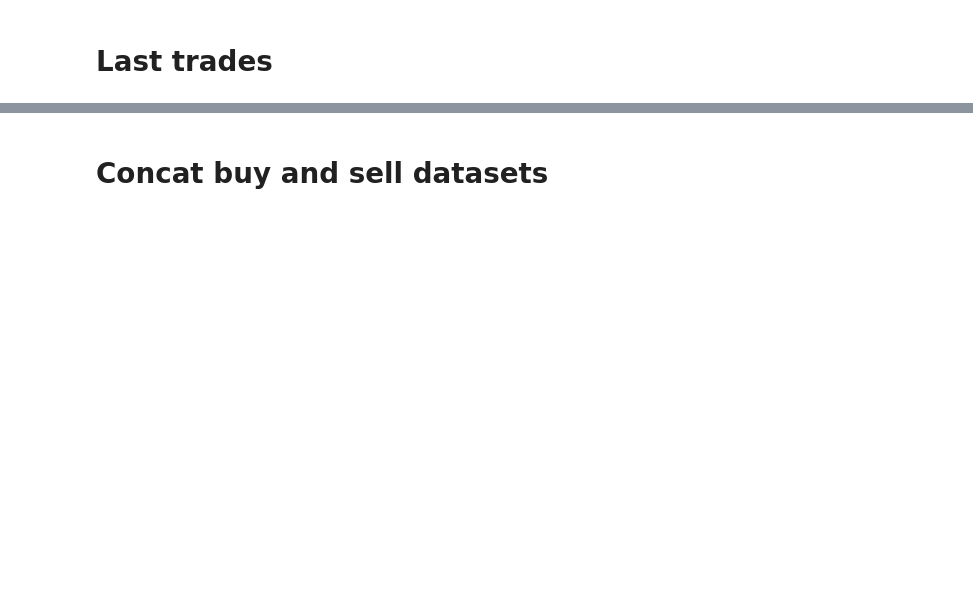
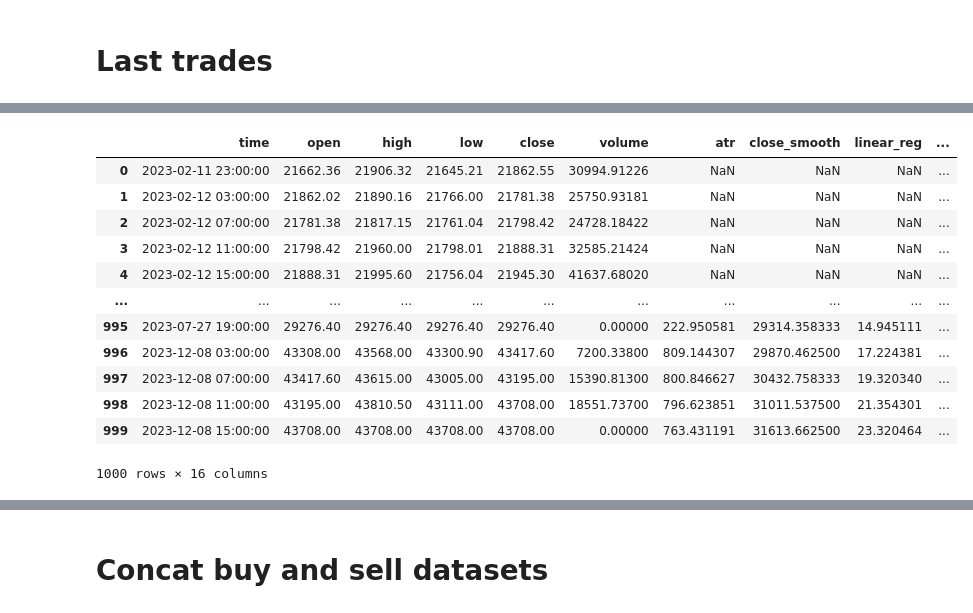
Before and after one commit to beatwad/sigbot, a Jupyter notebook: sigbot/ml/train_model.ipynb, the cells around one changed output, grey strips where cells are left out. Cells and saved outputs as stored; diff of their text form; code cells hidden in the pictures; blank space fills up the shorter version.

```diff
--- a/sigbot/ml/train_model.ipynb
+++ b/sigbot/ml/train_model.ipynb
@@ -515,0 +490,17 @@ train_sell[['time', 'ticker', 'ttype', 'close', 'target', 'pattern']].tail(20)
+# %%
+y = pd.read_csv(f'../bot/ticker_dataframes/{ticker}_4h_12_8_15.csv').drop(columns=['Unnamed: 0'])
+y
+# %% [output]
+|  | time | open | high | low | close | volume | atr | close_smooth | linear_reg | ... |
+| 0 | 2023-02-11 23:00:00 | 21662.36 | 21906.32 | 21645.21 | 21862.55 | 30994.91226 | NaN | NaN | NaN | ... |
+| 1 | 2023-02-12 03:00:00 | 21862.02 | 21890.16 | 21766.00 | 21781.38 | 25750.93181 | NaN | NaN | NaN | ... |
+| 2 | 2023-02-12 07:00:00 | 21781.38 | 21817.15 | 21761.04 | 21798.42 | 24728.18422 | NaN | NaN | NaN | ... |
+| 3 | 2023-02-12 11:00:00 | 21798.42 | 21960.00 | 21798.01 | 21888.31 | 32585.21424 | NaN | NaN | NaN | ... |
+| 4 | 2023-02-12 15:00:00 | 21888.31 | 21995.60 | 21756.04 | 21945.30 | 41637.68020 | NaN | NaN | NaN | ... |
+| ... | ... | ... | ... | ... | ... | ... | ... | ... | ... | ... |
+| 995 | 2023-07-27 19:00:00 | 29276.40 | 29276.40 | 29276.40 | 29276.40 | 0.00000 | 222.950581 | 29314.358333 | 14.945111 | ... |
+| 996 | 2023-12-08 03:00:00 | 43308.00 | 43568.00 | 43300.90 | 43417.60 | 7200.33800 | 809.144307 | 29870.462500 | 17.224381 | ... |
+| 997 | 2023-12-08 07:00:00 | 43417.60 | 43615.00 | 43005.00 | 43195.00 | 15390.81300 | 800.846627 | 30432.758333 | 19.320340 | ... |
+| 998 | 2023-12-08 11:00:00 | 43195.00 | 43810.50 | 43111.00 | 43708.00 | 18551.73700 | 796.623851 | 31011.537500 | 21.354301 | ... |
+| 999 | 2023-12-08 15:00:00 | 43708.00 | 43708.00 | 43708.00 | 43708.00 | 0.00000 | 763.431191 | 31613.662500 | 23.320464 | ... |
+1000 rows × 16 columns
```
Also changed, not shown: parts of 13 cells of this notebook, 7 other files.
